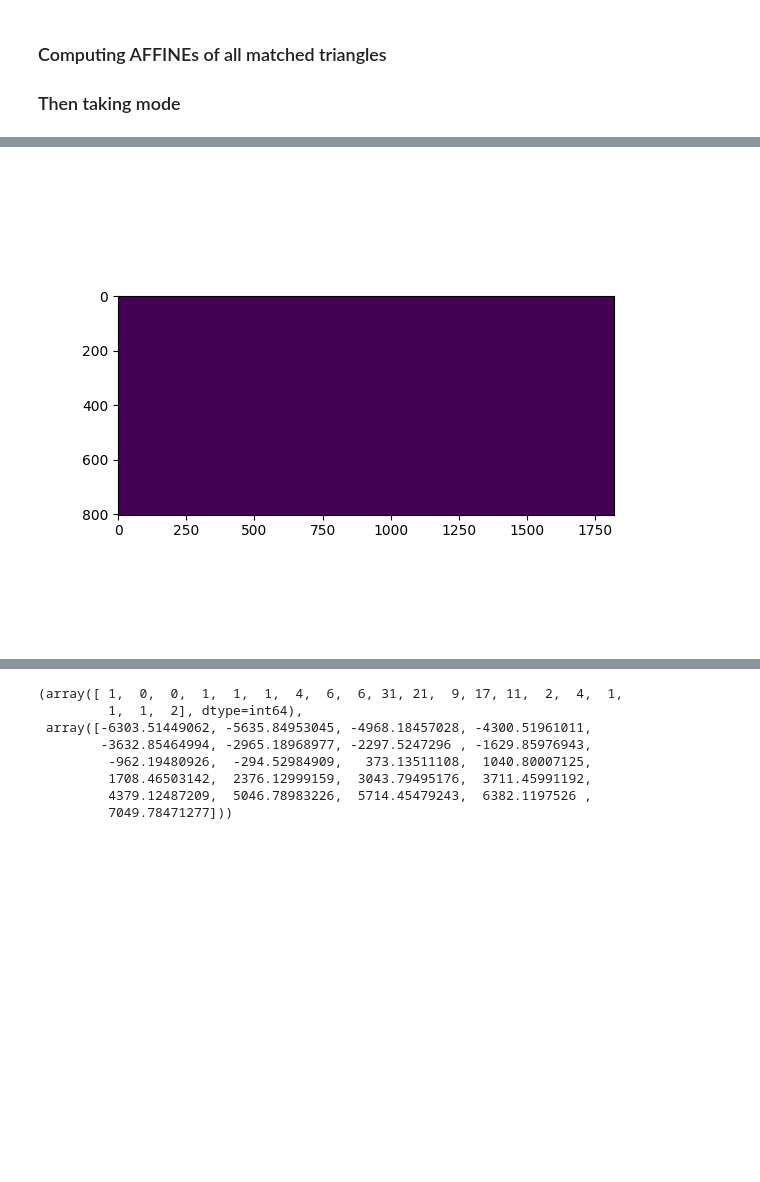
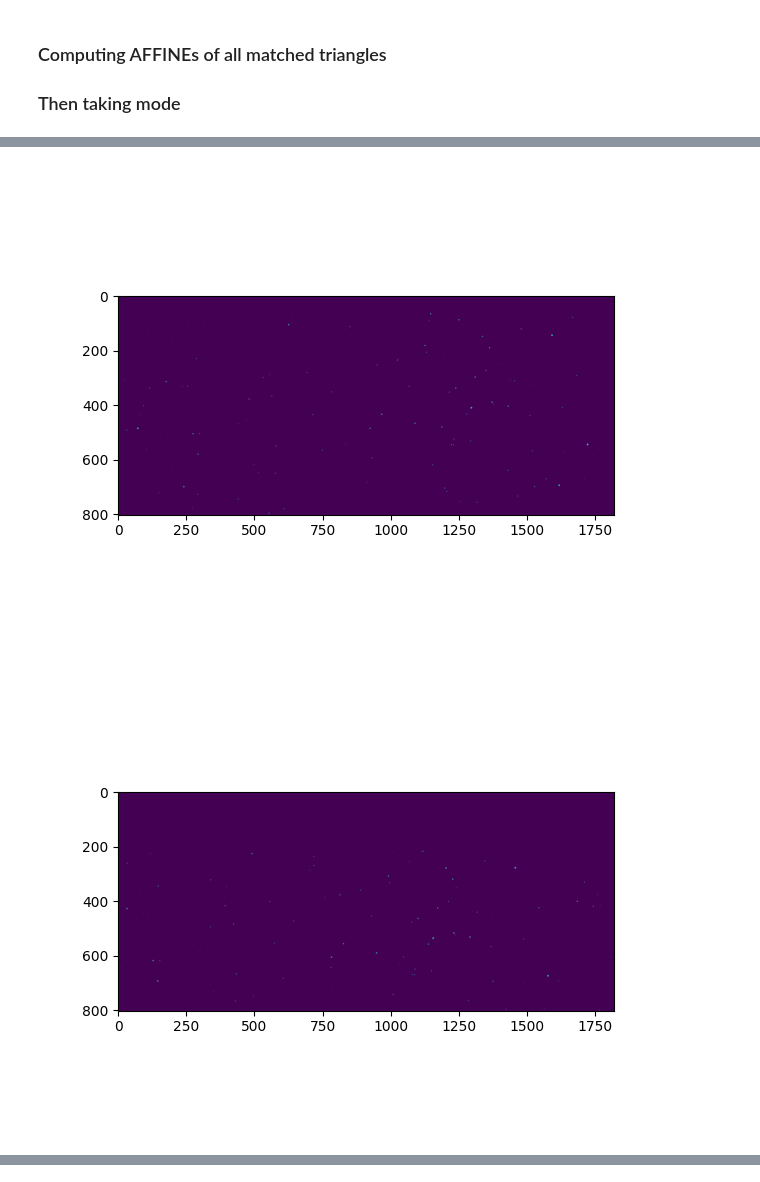
Before and after one commit to harivignesh777/DIP_course_project, a Jupyter notebook: Termproject.ipynb, the cells around one changed output, grey strips where cells are left out. Saved outputs shown, nothing was run; the diff lists cells and outputs as text; code cells hidden in the pictures; blank space fills up the shorter version.

```diff
--- a/Termproject.ipynb
+++ b/Termproject.ipynb
@@ -134,7 +145,7 @@ for image_no in range(len(STARS)):
 # %% [markdown]
 ### Forming the triangles
 # %%
-Num_stars = 10
+Num_stars = 30
 
 def Compute_dist(point1, point2):
     return np.sqrt( (point1[0]-point2[0])**2 + (point1[1]-point2[1])**2 )
@@ -197,7 +208,7 @@ SIMILARITY_MAP = triangle_matching_fn(TRIANGLES,one_to_one=False)
 ### Computing AFFINEs of all matched  triangles
 ### Then taking mode
 # %%
-Mode_bins = 20
+Mode_bins = 10000
 
 def compute_AFFINE(Points1, Points2):
     Mat = np.linalg.inv(np.concatenate((Points1, np.array([[1],[1],[1]])), axis=1))
@@ -214,7 +225,8 @@ for image_no in range(len(IMAGES)):
     transforms = np.array(transforms)
 
     for index in range(6):
-        freq, bins = np.histogram(transforms[:,index], bins=Mode_bins)
+        dist = transforms[:,index]
+        freq, bins = np.histogram(dist[np.abs(dist)<2000], bins=Mode_bins)
         Mode.append( (bins[np.argmax(freq)] + bins[np.argmax(freq)+1])/2 )
     TRANSFORMS.append(np.array(Mode))
 # %%
@@ -224,11 +236,24 @@ for index in range(len(IMAGES)):
 # %%
 plt.figure(5)
 plt.imshow(OUTPUT_IMAGES[0])
 plt.show()
 
 plt.figure(6)
 plt.imshow(OUTPUT_IMAGES[1])
 plt.show()
+
+plt.figure(7)
+plt.imshow(OUTPUT_IMAGES[2])
+plt.show()
+
+plt.figure(8)
+plt.imshow(OUTPUT_IMAGES[3])
+plt.show()
+
+plt.figure(9)
+plt.imshow(OUTPUT_IMAGES[4])
+plt.show()
 # %% [output]
 [figure]
 [figure]
+[figure, added]
@@ -235,11 +261,0 @@ plt.show()
-# %%
-freq, bins
-# %% [output]
-(array([ 1,  0,  0,  1,  1,  1,  4,  6,  6, 31, 21,  9, 17, 11,  2,  4,  1,
-         1,  1,  2], dtype=int64),
- array([-6303.51449062, -5635.84953045, -4968.18457028, -4300.51961011,
-        -3632.85464994, -2965.18968977, -2297.5247296 , -1629.85976943,
-         -962.19480926,  -294.52984909,   373.13511108,  1040.80007125,
-         1708.46503142,  2376.12999159,  3043.79495176,  3711.45991192,
-         4379.12487209,  5046.78983226,  5714.45479243,  6382.1197526 ,
-         7049.78471277]))
```
Also changed, not shown: parts of 14 cells of this notebook, 7 other files.
